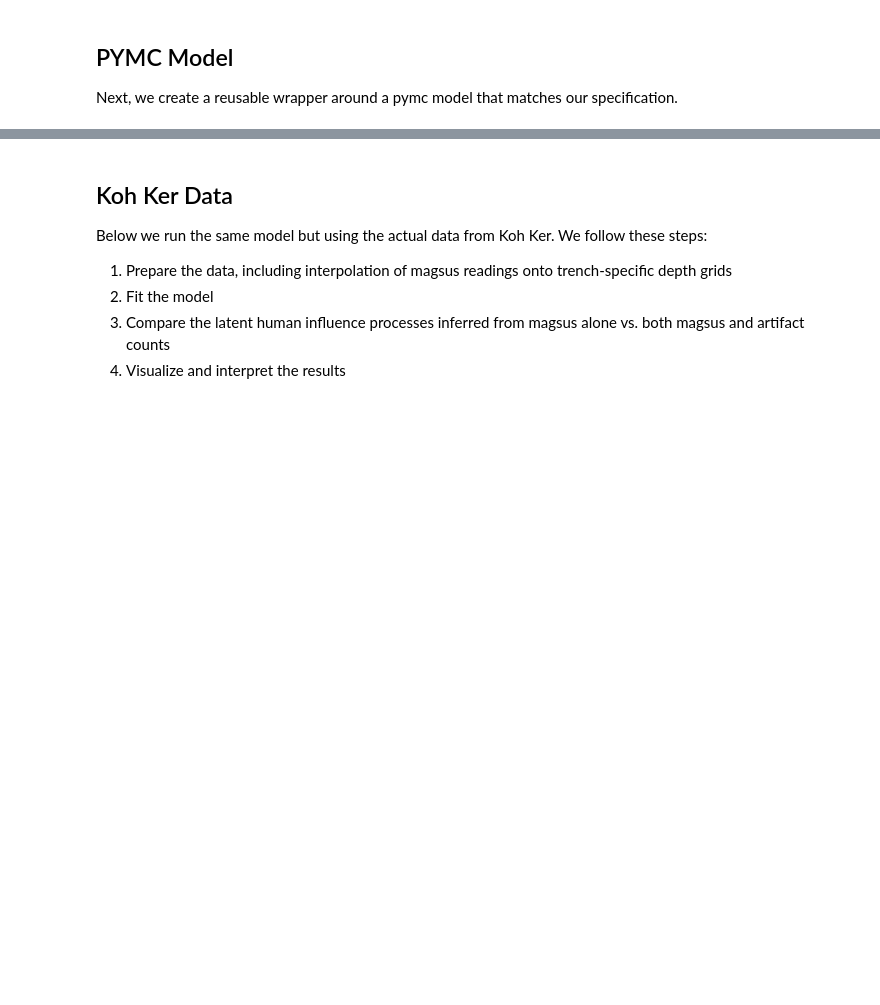
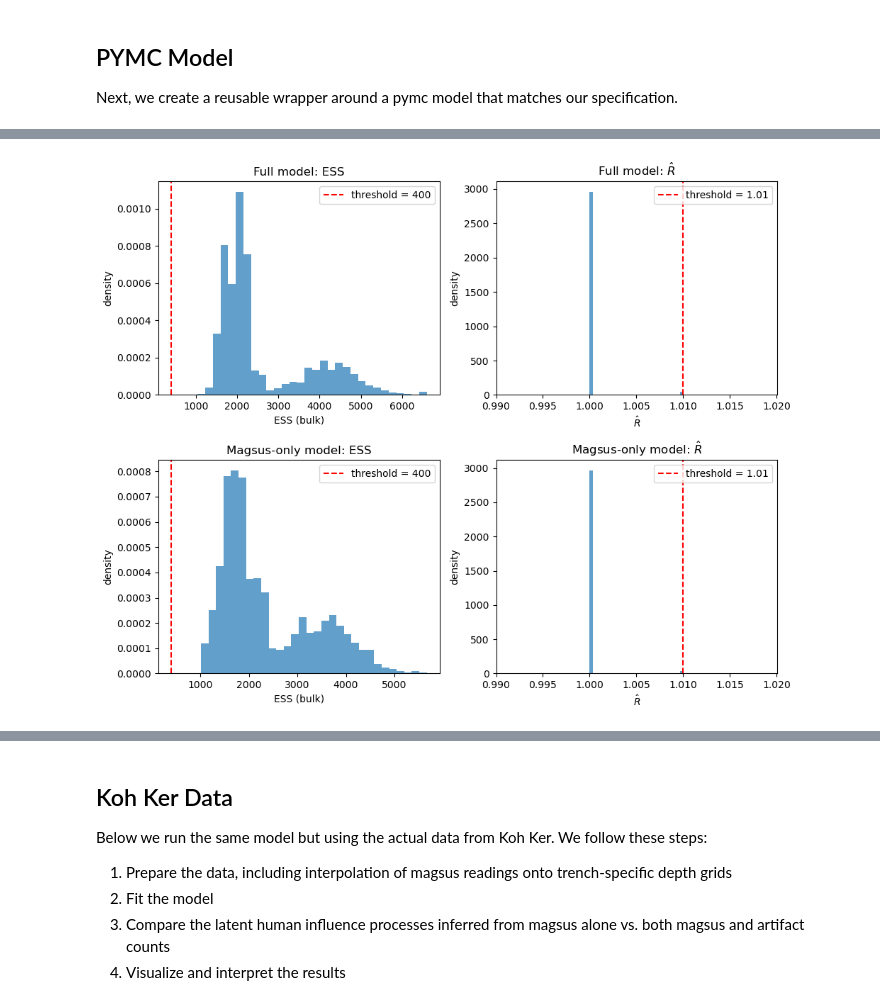
Before and after one commit to wccarleton/kkpp24, a Jupyter notebook: Src/kohker_pp24.ipynb, the cells around one changed output, grey strips where cells are left out. Cells and saved outputs as stored; diff of their text form; code cells hidden in the pictures; blank space fills up the shorter version.

Commit message:
model rewrite

```diff
--- a/Src/kohker_pp24.ipynb
+++ b/Src/kohker_pp24.ipynb
@@ -1104,6 +1168,85 @@ The rhat statistic is larger than 1.01 for some parameters. This indicates probl
 Sampling: [y_obs_0, y_obs_1, y_obs_2, y_obs_3, y_obs_4, y_obs_5, y_obs_6, y_obs_7]
 [interactive output not drawn]
 [interactive output not drawn]
+# %%
+# --- get summaries (keep them in separate variables) ---
+posterior_summary_full = az.summary(idata_full_simulated)
+posterior_summary_mag  = az.summary(idata_magsus_simulated)
+
+# optional: also keep CSVs on disk
+posterior_summary_full.to_csv("../Output/posterior_summary_sim_full.csv")
+posterior_summary_mag.to_csv("../Output/posterior_summary_sim_mag.csv")
+
+# --- plotting function ---
+
+def plot_rhat_ess_summaries(df_full, df_mag,
+                             ess_col="ess_bulk",
+                             rhat_col="r_hat",
+                             ess_threshold=400,
+                             rhat_threshold=1.01,
+                             outpath_prefix="../Output/mcmc_convergence_diagnostics"):
+    """
+    Make a 2x2 panel summary of ESS and R-hat distributions
+    for two model runs.
+
+    df_full : DataFrame from az.summary for the full model
+    df_mag  : DataFrame from az.summary for the magsus-only model
+    """
+
+    fig, axes = plt.subplots(2, 2, figsize=(10, 8))
+    ax_full_ess, ax_full_rhat, ax_mag_ess, ax_mag_rhat = axes.flat
+
+    # convenience
+    ess_full  = df_full[ess_col].dropna()
+    rhat_full = df_full[rhat_col].dropna()
+    ess_mag   = df_mag[ess_col].dropna()
+    rhat_mag  = df_mag[rhat_col].dropna()
+
+    # ---- full model: ESS ----
+    ax_full_ess.hist(ess_full, bins=30, density=True, alpha=0.7)
+    ax_full_ess.axvline(ess_threshold, color="r", ls="--", label=f"threshold = {ess_threshold}")
+    ax_full_ess.set_title("Full model: ESS")
+    ax_full_ess.set_xlabel("ESS (bulk)")
+    ax_full_ess.set_ylabel("density")
+    ax_full_ess.legend()
+
+    # ---- full model: R-hat ----
+    ax_full_rhat.hist(rhat_full, bins=30, density=True, alpha=0.7)
+    ax_full_rhat.axvline(rhat_threshold, color="r", ls="--", label=f"threshold = {rhat_threshold}")
+    ax_full_rhat.set_title("Full model: $\hat R$")
+    ax_full_rhat.set_xlabel("$\hat R$")
+    ax_full_rhat.set_ylabel("density")
+    ax_full_rhat.legend()
+    # zoom in around 1 a bit
+    ax_full_rhat.set_xlim(0.99, max(1.02, rhat_full.max()*1.01))
+
+    # ---- magsus-only: ESS ----
+    ax_mag_ess.hist(ess_mag, bins=30, density=True, alpha=0.7)
+    ax_mag_ess.axvline(ess_threshold, color="r", ls="--", label=f"threshold = {ess_threshold}")
+    ax_mag_ess.set_title("Magsus-only model: ESS")
+    ax_mag_ess.set_xlabel("ESS (bulk)")
+    ax_mag_ess.set_ylabel("density")
+    ax_mag_ess.legend()
+
+    # ---- magsus-only: R-hat ----
+    ax_mag_rhat.hist(rhat_mag, bins=30, density=True, alpha=0.7)
+    ax_mag_rhat.axvline(rhat_threshold, color="r", ls="--", label=f"threshold = {rhat_threshold}")
+    ax_mag_rhat.set_title("Magsus-only model: $\hat R$")
+    ax_mag_rhat.set_xlabel("$\hat R$")
+    ax_mag_rhat.set_ylabel("density")
+    ax_mag_rhat.legend()
+    ax_mag_rhat.set_xlim(0.99, max(1.02, rhat_mag.max()*1.01))
+
+    plt.tight_layout()
+    plt.savefig(Path(outpath_prefix), bbox_inches="tight")
+    plt.show()
+
+# --- call it ---
+plot_rhat_ess_summaries(posterior_summary_full,
+                        posterior_summary_mag,
+                        outpath_prefix="../Output/mcmc_convergence_diagnostics_simulated")
+# %% [output]
+[figure, added]
 # %%
 def qbands_xr_depth_last(xarr):
     """
```
Also changed, not shown: parts of 27 cells of this notebook, 16 other files.
